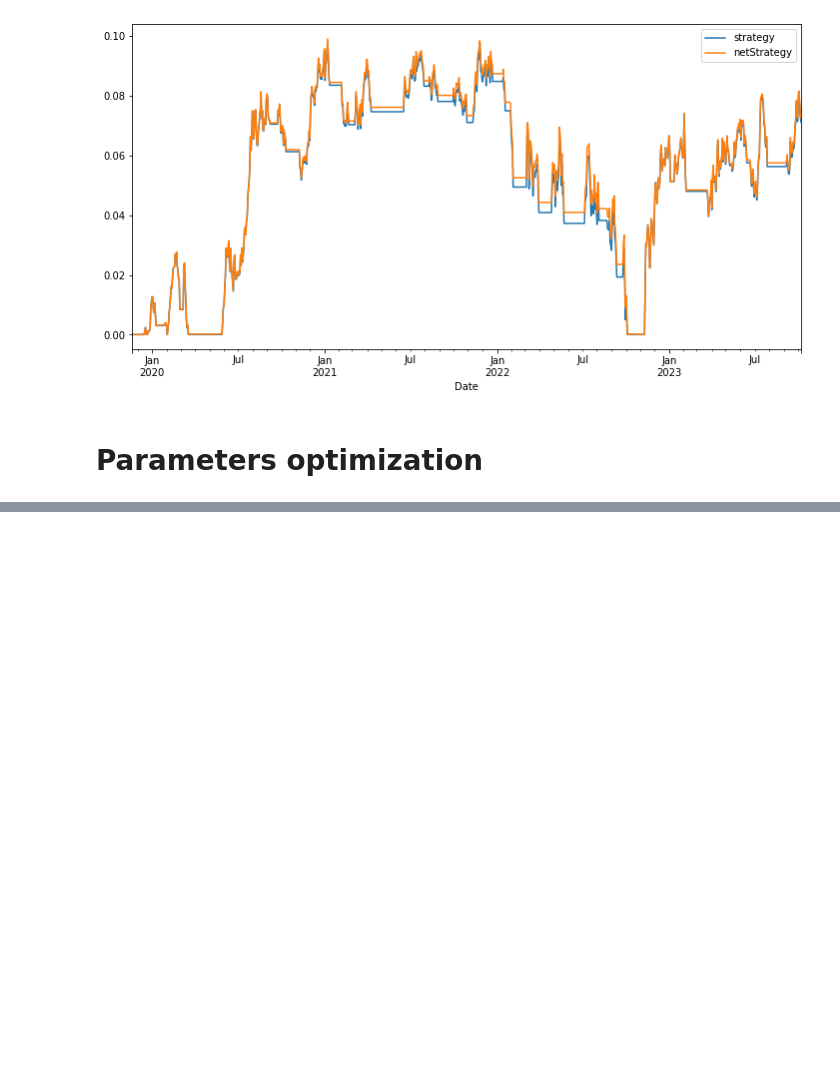
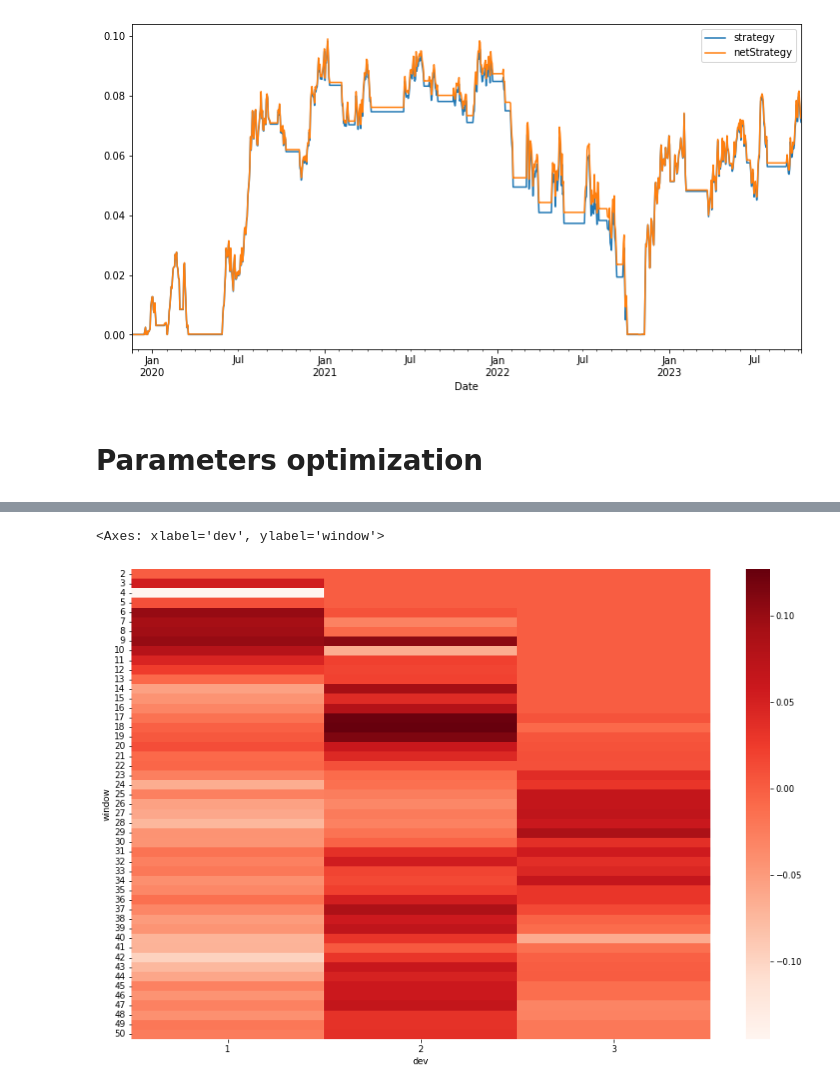
Before and after one commit to alecontuIT/algo_trading_coletti, a Jupyter notebook: 7_Bollinger_bands_strategy.ipynb, the cells around one changed output, grey strips where cells are left out. Cells and saved outputs as stored; diff of their text form; code cells hidden in the pictures; blank space fills up the shorter version.

```diff
--- a/7_Bollinger_bands_strategy.ipynb
+++ b/7_Bollinger_bands_strategy.ipynb
@@ -126,0 +142,4 @@ dtype: float64
+# %%
+from itertools import product
+
+combinations = list(product(window_range, dev_range))
@@ -126,0 +177,9 @@ dtype: float64
+# %%
+# Put in results the gain values for all the (moving average, number of std deviation) couple
+results = []
+
+for comb in combinations:
+    results.append(test_strategy(df, comb[0], comb[1]))
+# %%
+allResults = pd.DataFrame(combinations, columns=['window','dev'])
+allResults['performance'] = results
@@ -126,0 +201,10 @@ dtype: float64
+# %%
+# Create a table in order to plot a heatmap later
+allResultsTable = allResults.pivot(index='window', columns='dev', values='performance')
+# %%
+from seaborn import heatmap
+plt.figure(figsize=(15,10))
+heatmap(allResultsTable, cmap='Reds')
+# %% [output]
+<Axes: xlabel='dev', ylabel='window'>
+[figure, added]
```
Also changed, not shown: parts of 5 cells of this notebook.
